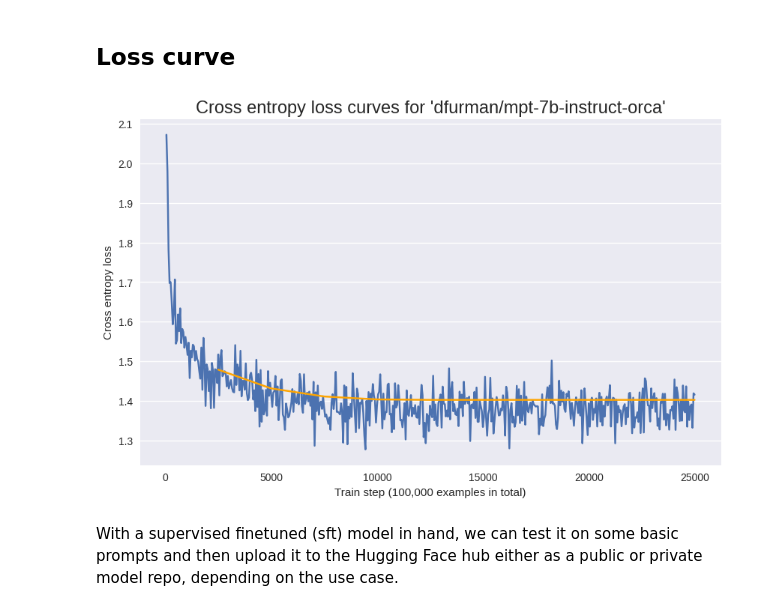
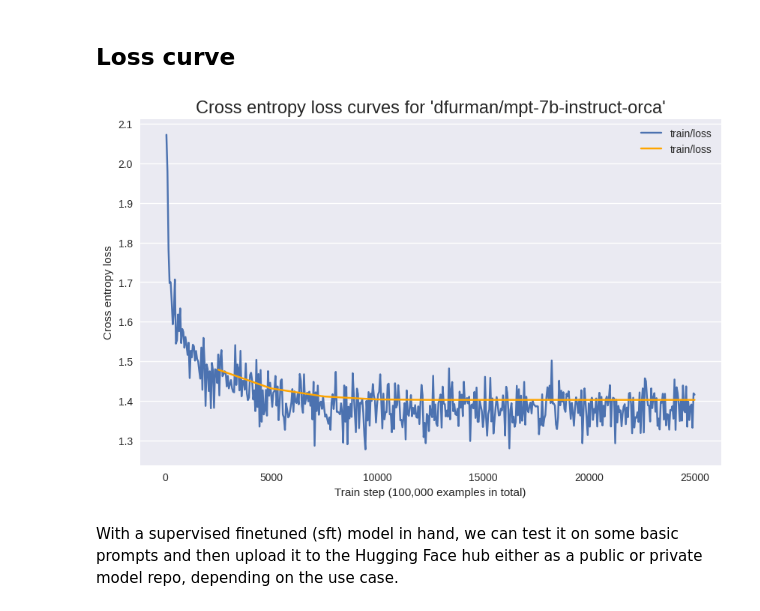
Before and after one commit to daniel-furman/sft-demos, a Jupyter notebook: src/sft/one_gpu/mpt-7b/orca/postprocessing-instruction-mpt-7b-orca.ipynb, the cells around one changed output. Drawn from its saved outputs; the diff is of its cells as text; code cells hidden in the pictures.

Commit message:
loss plot added to readme

```diff
--- a/src/sft/one_gpu/mpt-7b/orca/postprocessing-instruction-mpt-7b-orca.ipynb
+++ b/src/sft/one_gpu/mpt-7b/orca/postprocessing-instruction-mpt-7b-orca.ipynb
@@ -104,15 +104,16 @@ for e in tf.compat.v1.train.summary_iterator(path_to_events_file):
 # %%
 plt.style.use("seaborn")
 plt.figure(figsize=(10, 6))
 plt.plot(train_steps, train_loss, label="train/loss")
 plt.plot(val_steps, val_loss, label="train/loss", color="orange")
 plt.title("Cross entropy loss curves for 'dfurman/mpt-7b-instruct-orca'", fontsize=17)
 plt.ylabel("Cross entropy loss")
 plt.xlabel("Train step (100,000 examples in total)")
 plt.grid(which="major", axis="x")
+plt.legend()
 plt.show()
 # %% [output]
-[figure, old version]
+[figure, new version]
 # %% [markdown]
 With a supervised finetuned (sft) model in hand, we can test it on some basic prompts and then upload it to the Hugging Face hub either as a public or private model repo, depending on the use case.
 # %%
```
Also changed, not shown: 1 other file.
